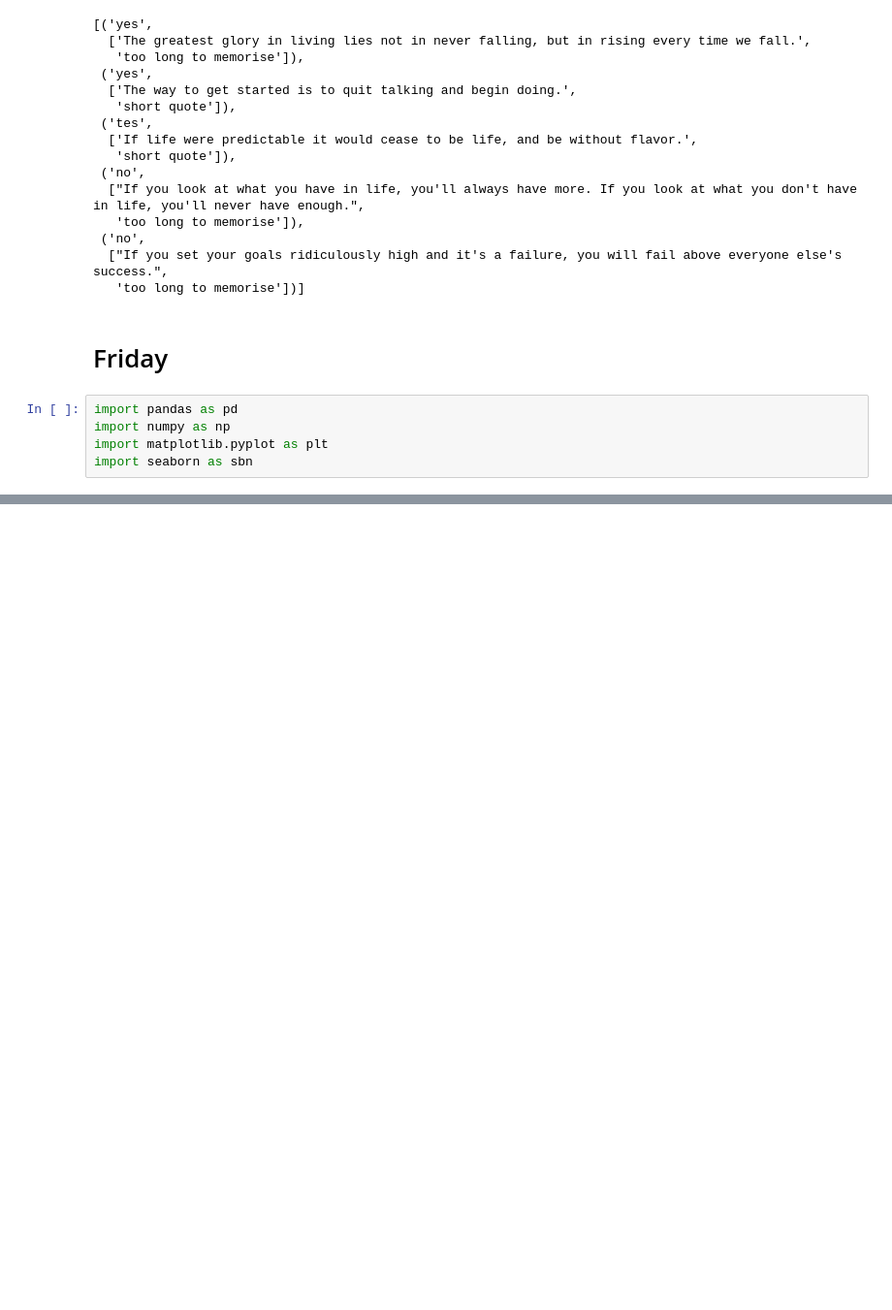
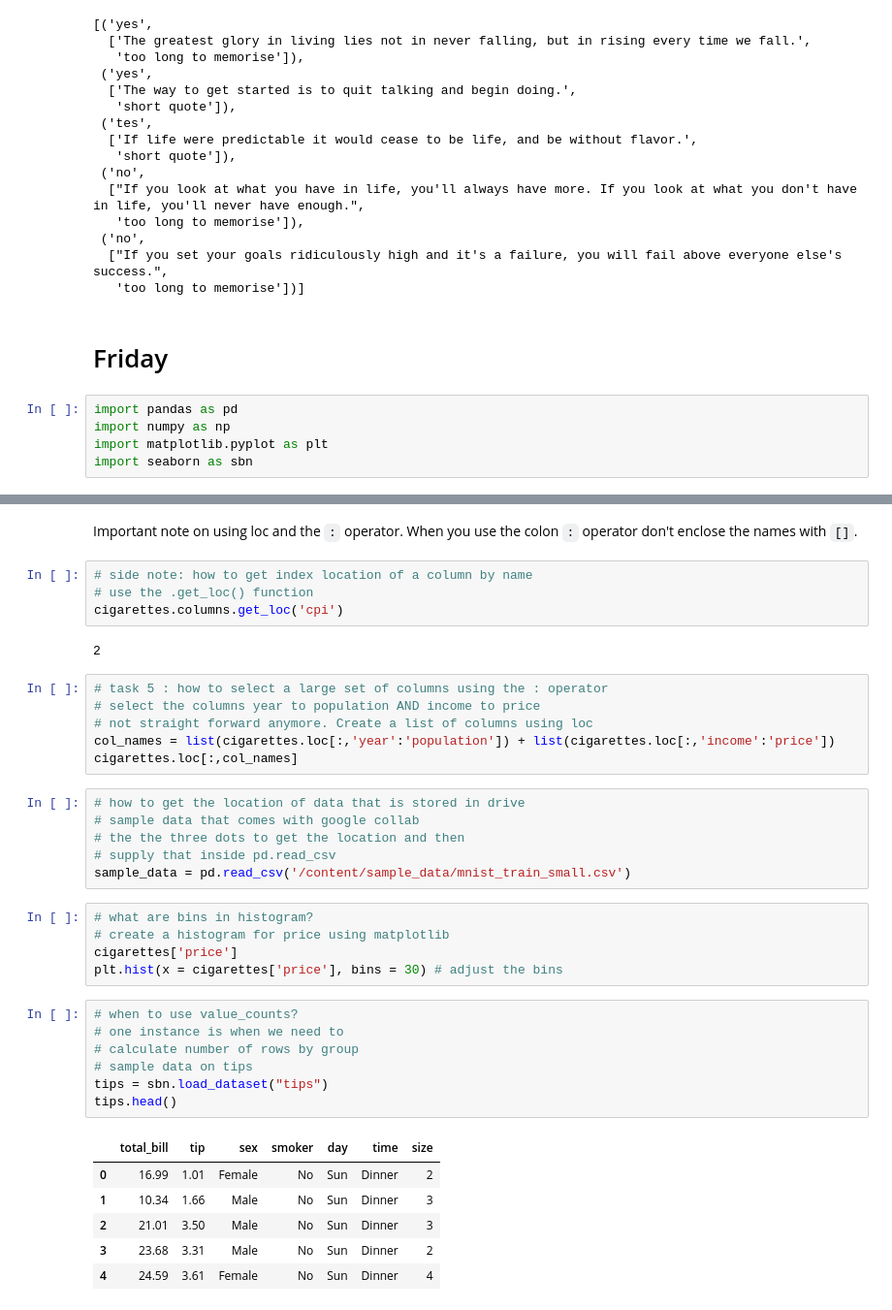
Before and after one commit to pallavrouth/AI-Bootcamp, a Jupyter notebook: Labs/Week2lab.ipynb, the cells around one changed output, grey strips where cells are left out. Shown: that part at 97% size. Drawn from its saved outputs; the diff is of its cells as text; blank space fills up the shorter version.

```diff
--- a/Labs/Week2lab.ipynb
+++ b/Labs/Week2lab.ipynb
@@ -470,0 +383,39 @@ boxes.boxplot()
+# %% [markdown]
+Important note on using loc and the `:` operator. When you use the colon `:` operator don't enclose the names with `[]`.
+# %%
+# side note: how to get index location of a column by name
+# use the .get_loc() function
+cigarettes.columns.get_loc('cpi')
+# %% [output]
+2
+# %%
+# task 5 : how to select a large set of columns using the : operator
+# select the columns year to population AND income to price
+# not straight forward anymore. Create a list of columns using loc
+col_names = list(cigarettes.loc[:,'year':'population']) + list(cigarettes.loc[:,'income':'price'])
+cigarettes.loc[:,col_names]
+# %%
+# how to get the location of data that is stored in drive
+# sample data that comes with google collab
+# the the three dots to get the location and then
+# supply that inside pd.read_csv
+sample_data = pd.read_csv('/content/sample_data/mnist_train_small.csv')
+# %%
+# what are bins in histogram?
+# create a histogram for price using matplotlib
+cigarettes['price']
+plt.hist(x = cigarettes['price'], bins = 30) # adjust the bins
+# %%
+# when to use value_counts?
+# one instance is when we need to
+# calculate number of rows by group
+# sample data on tips
+tips = sbn.load_dataset("tips")
+tips.head()
+# %% [output]
+|  | total_bill | tip | sex | smoker | day | time | size |
+| 0 | 16.99 | 1.01 | Female | No | Sun | Dinner | 2 |
+| 1 | 10.34 | 1.66 | Male | No | Sun | Dinner | 3 |
+| 2 | 21.01 | 3.50 | Male | No | Sun | Dinner | 3 |
+| 3 | 23.68 | 3.31 | Male | No | Sun | Dinner | 2 |
+| 4 | 24.59 | 3.61 | Female | No | Sun | Dinner | 4 |
```
Also changed, not shown: parts of 48 cells of this notebook.
